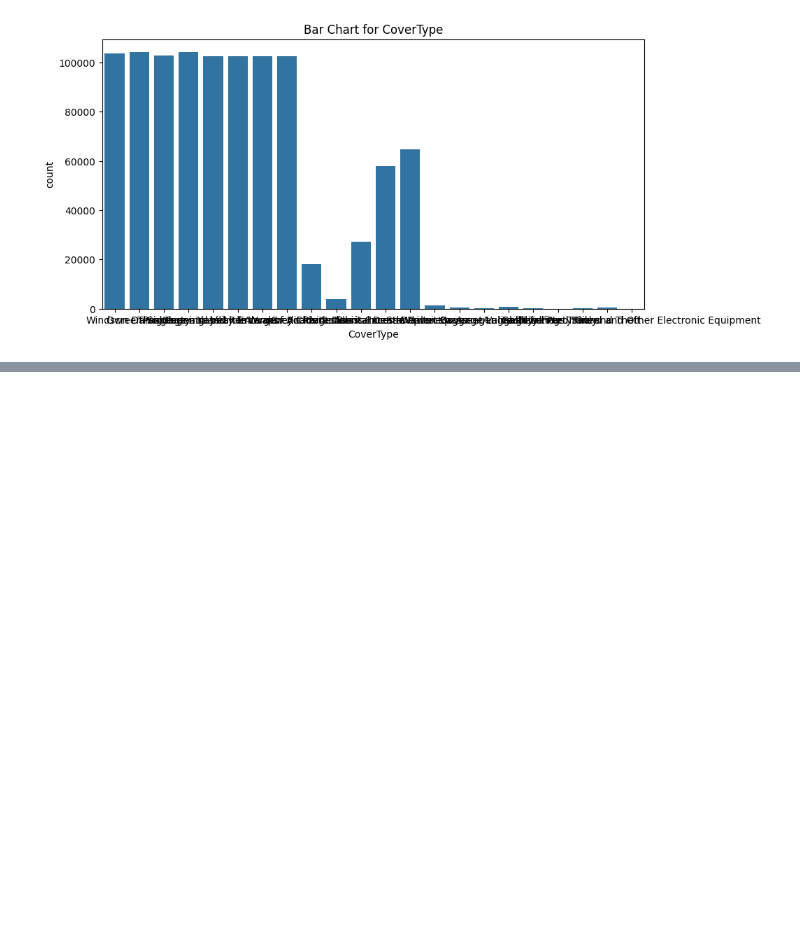
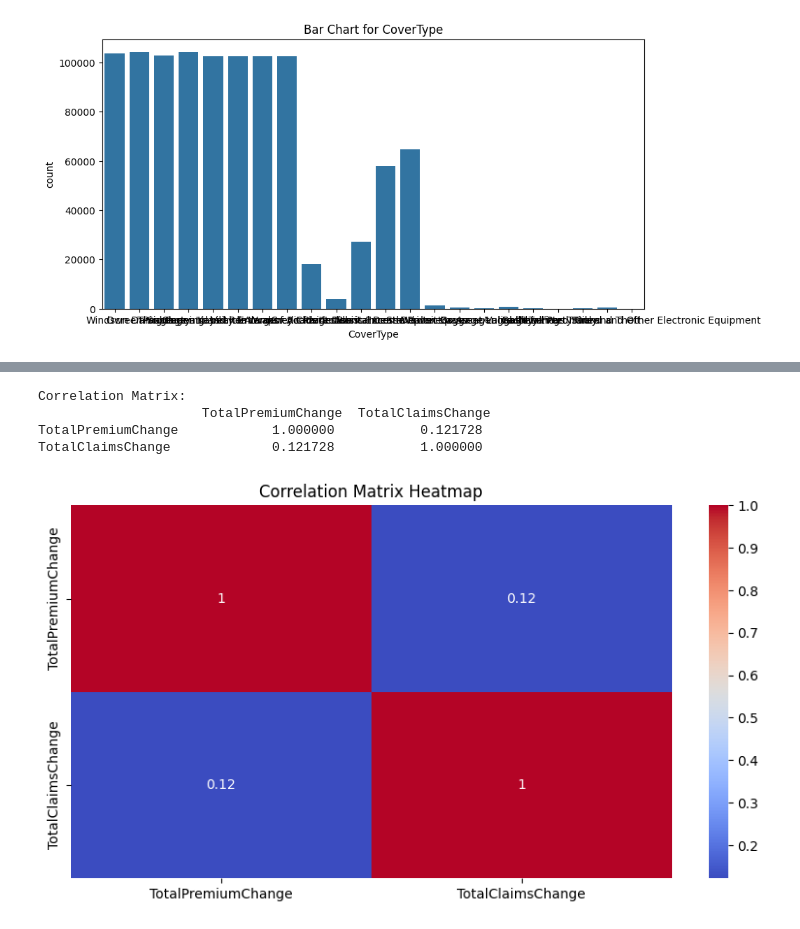
Before and after one commit to beza-lab/KAIM-WEEK3, a Jupyter notebook: notebooks/eda_analysis.ipynb, the cells around one changed output, grey strips where cells are left out. Drawn from its saved outputs; the diff is of its cells as text; code cells hidden in the pictures; blank space fills up the shorter version.

```diff
--- a/notebooks/eda_analysis.ipynb
+++ b/notebooks/eda_analysis.ipynb
@@ -144,0 +166,21 @@ for col in categorical_cols:
+# %%
+# Select relevant columns for correlation matrix
+correlation_columns = ['TotalPremiumChange', 'TotalClaimsChange']
+
+# Calculate the correlation matrix
+corr_matrix = df[correlation_columns].corr()
+
+# Display the correlation matrix
+print("Correlation Matrix:\n", corr_matrix)
+
+# Heatmap for correlation matrix
+plt.figure(figsize=(10, 5))
+sns.heatmap(corr_matrix, annot=True, cmap='coolwarm')
+plt.title('Correlation Matrix Heatmap')
+plt.show()
+# %% [output]
+Correlation Matrix:
+                     TotalPremiumChange  TotalClaimsChange
+TotalPremiumChange            1.000000           0.121728
+TotalClaimsChange             0.121728           1.000000
+[figure, added]
```
Also changed, not shown: parts of 15 cells of this notebook.
